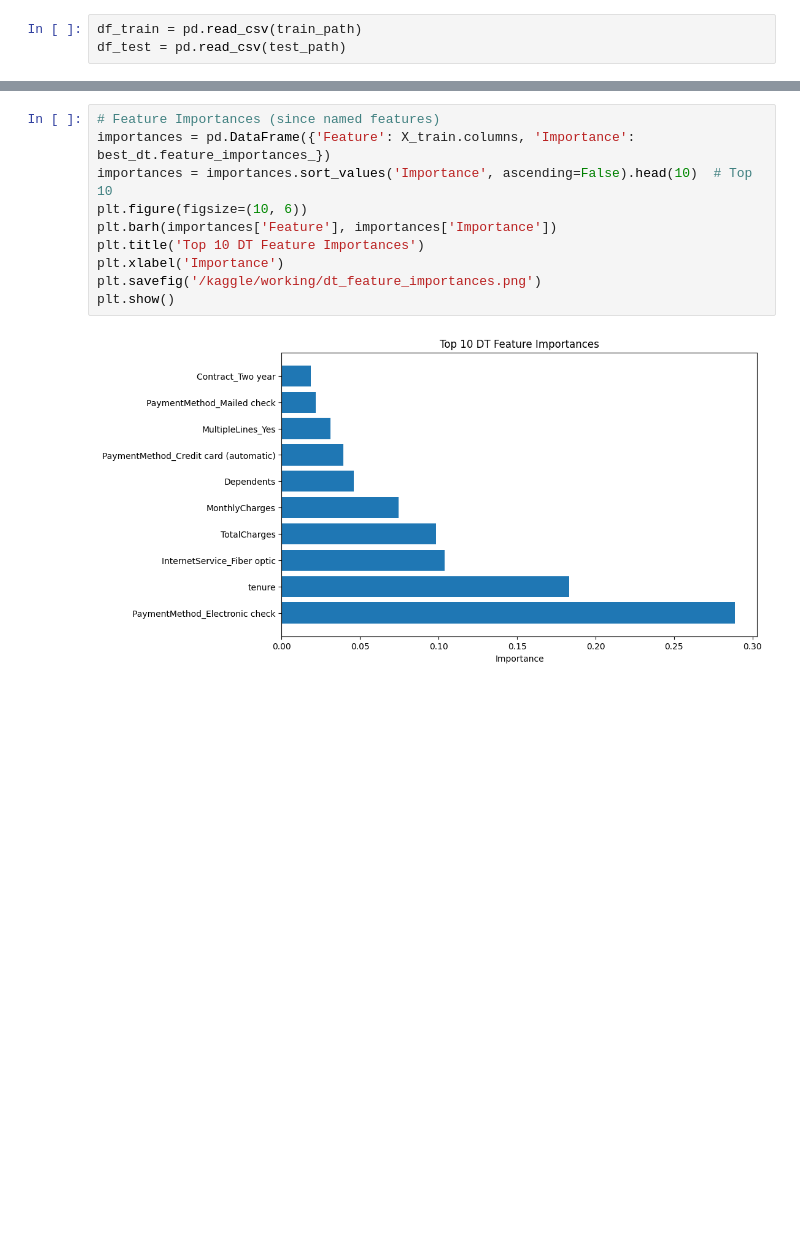
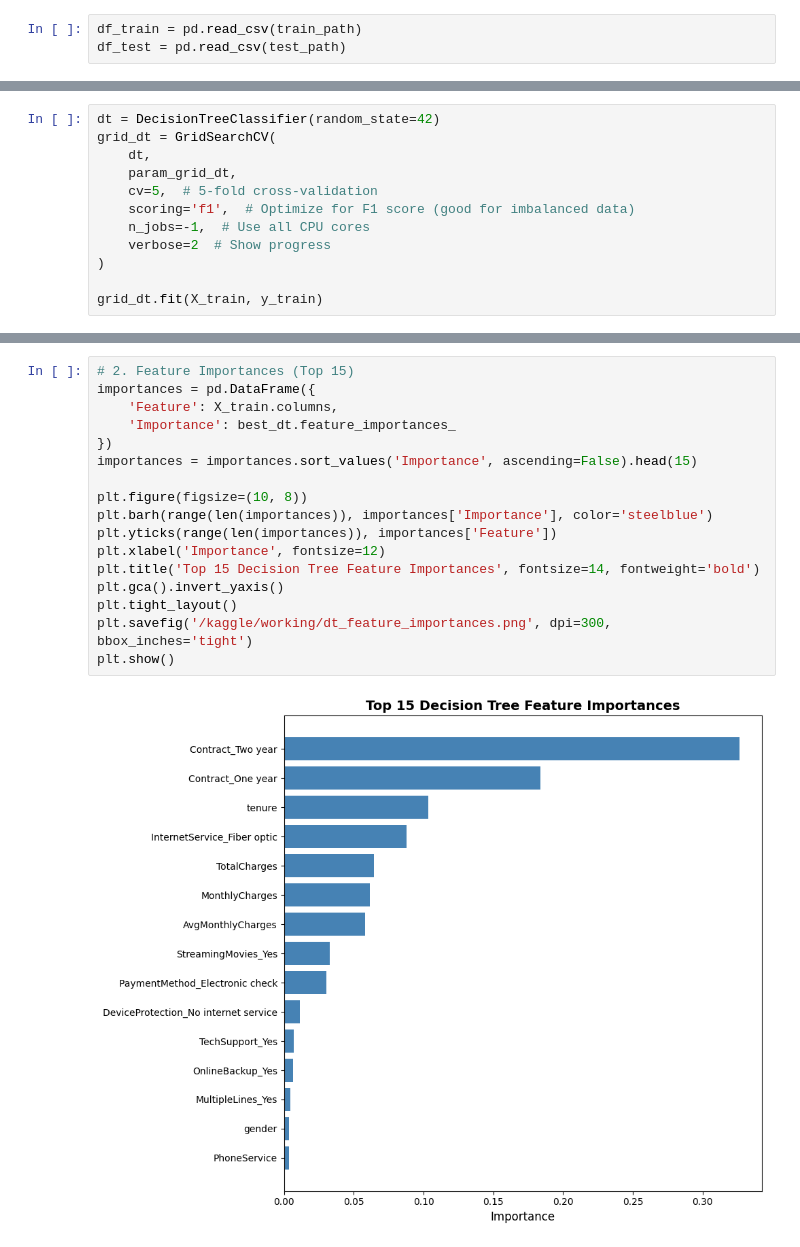
Before and after one commit to senadhi-Thimanya/Telco-Churn-Binary-Classification, a Jupyter notebook: training-dt.ipynb, the cells around one changed output, grey strips where cells are left out. Drawn from its saved outputs; the diff is of its cells as text; blank space fills up the shorter version.

Commit message:
Kaggle Notebook | training-DT | Version 2

```diff
--- a/training-dt.ipynb
+++ b/training-dt.ipynb
@@ -80,0 +77,12 @@ GridSearchCV(cv=5, estimator=DecisionTreeClassifier(random_state=42), n_jobs=-1,
+# %%
+dt = DecisionTreeClassifier(random_state=42)
+grid_dt = GridSearchCV(
+    dt,
+    param_grid_dt,
+    cv=5,  # 5-fold cross-validation
+    scoring='f1',  # Optimize for F1 score (good for imbalanced data)
+    n_jobs=-1,  # Use all CPU cores
+    verbose=2  # Show progress
+)
+
+grid_dt.fit(X_train, y_train)
@@ -118,12 +202,19 @@ plt.show()
 # %%
-# Feature Importances (since named features)
-importances = pd.DataFrame({'Feature': X_train.columns, 'Importance': best_dt.feature_importances_})
-importances = importances.sort_values('Importance', ascending=False).head(10)  # Top 10
-plt.figure(figsize=(10, 6))
-plt.barh(importances['Feature'], importances['Importance'])
-plt.title('Top 10 DT Feature Importances')
-plt.xlabel('Importance')
-plt.savefig('/kaggle/working/dt_feature_importances.png')
+# 2. Feature Importances (Top 15)
+importances = pd.DataFrame({
+    'Feature': X_train.columns,
+    'Importance': best_dt.feature_importances_
+})
+importances = importances.sort_values('Importance', ascending=False).head(15)
+
+plt.figure(figsize=(10, 8))
+plt.barh(range(len(importances)), importances['Importance'], color='steelblue')
+plt.yticks(range(len(importances)), importances['Feature'])
+plt.xlabel('Importance', fontsize=12)
+plt.title('Top 15 Decision Tree Feature Importances', fontsize=14, fontweight='bold')
+plt.gca().invert_yaxis()
+plt.tight_layout()
+plt.savefig('/kaggle/working/dt_feature_importances.png', dpi=300, bbox_inches='tight')
 plt.show()
 # %% [output]
-[figure, old version]
+[figure, new version]
```
Also changed, not shown: parts of 14 cells of this notebook.
